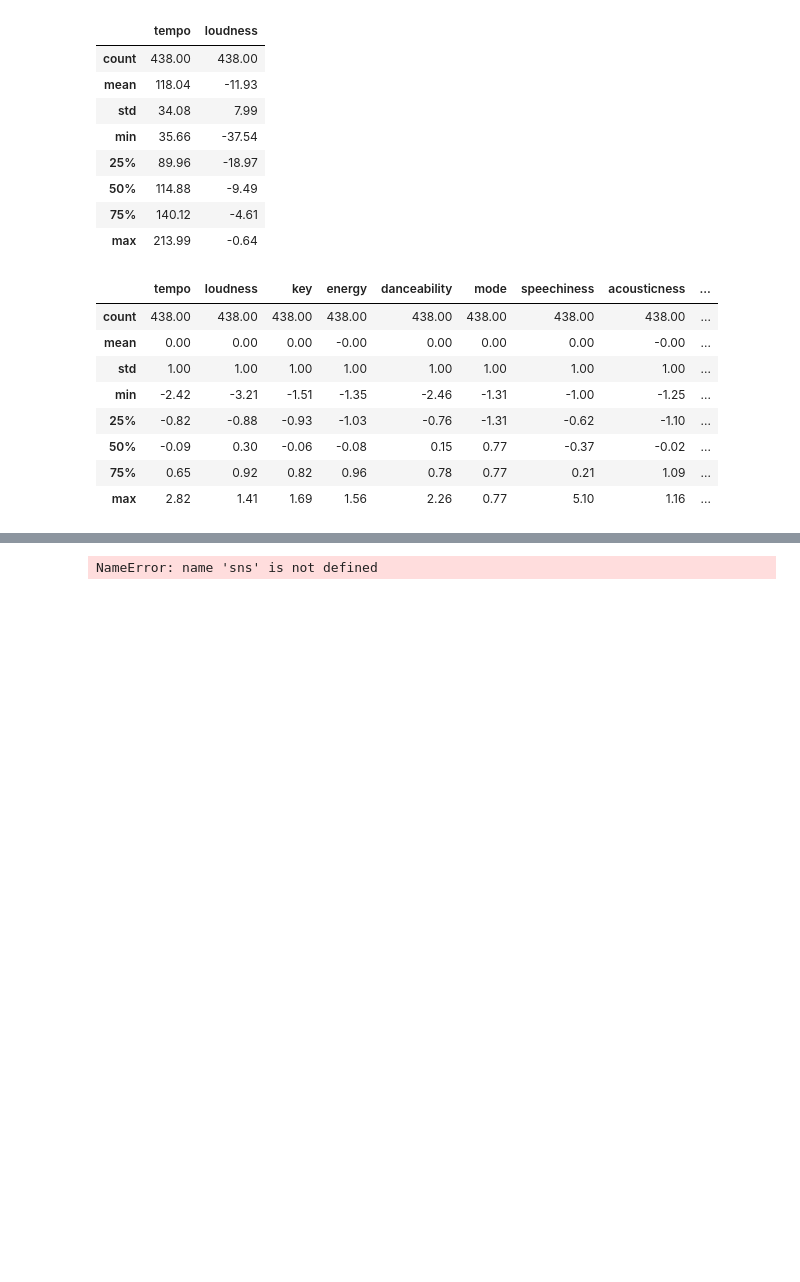
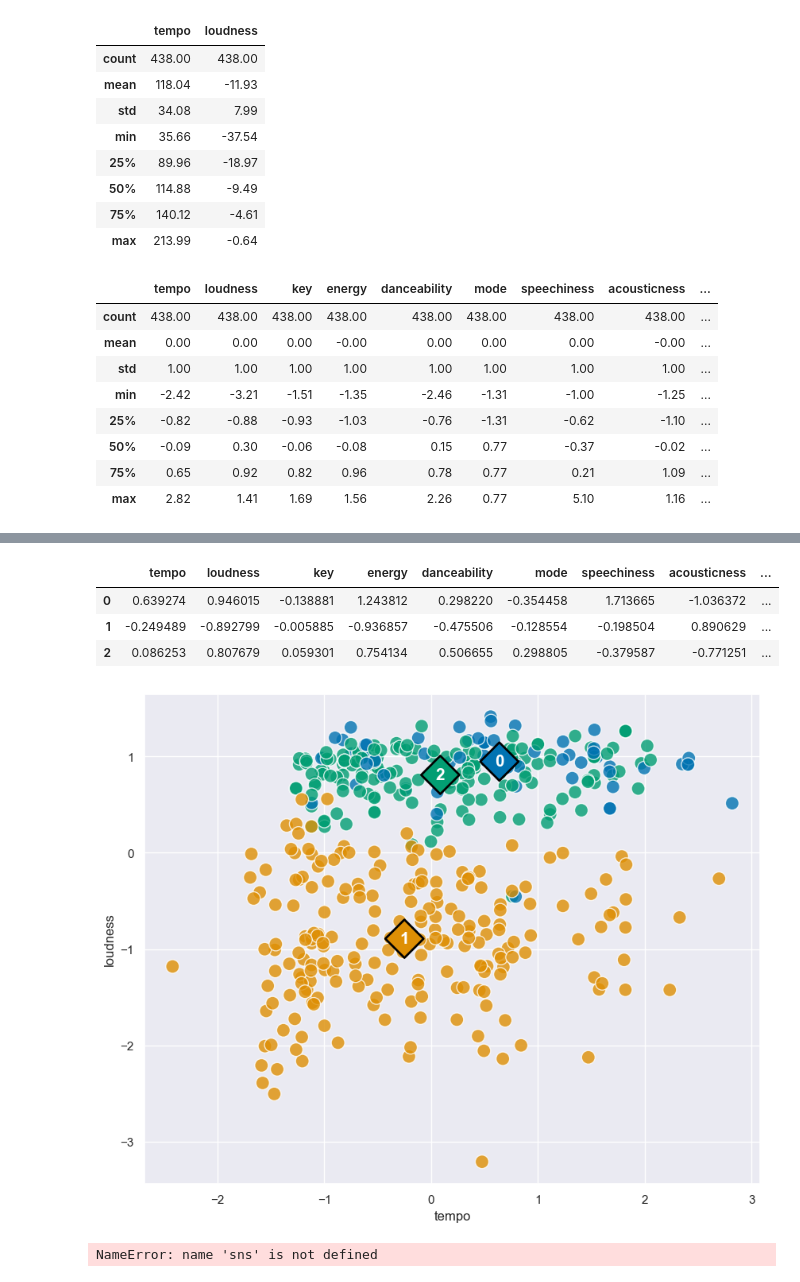
Before and after one commit to hashir-00/project-You-Anime, a Jupyter notebook: Ml model/clustering_songs.ipynb, the cells around one changed output, grey strips where cells are left out. Cells and saved outputs as stored; diff of their text form; code cells hidden in the pictures; blank space fills up the shorter version.

Commit message:
Add files via upload
find 3 clusters

```diff
--- a/Ml model/clustering_songs.ipynb
+++ b/Ml model/clustering_songs.ipynb
@@ -247,0 +245,5 @@ NameError: name 'km' is not defined
+# %%
+from sklearn.cluster import KMeans
+km=KMeans(n_clusters=3,n_init=25,random_state=1234)
+# %%
+km.fit(songs_scaled)
@@ -248,3 +295,49 @@ NameError: name 'km' is not defined
+# %%
+cluster_centers=pd.DataFrame(km.cluster_centers_,
+                            columns=['tempo','loudness','key','energy','danceability','mode','speechiness','acousticness','instrumentalness','liveness','valence'])
+cluster_centers
+# %% [output]
+|  | tempo | loudness | key | energy | danceability | mode | speechiness | acousticness | ... |
+| 0 | 0.639274 | 0.946015 | -0.138881 | 1.243812 | 0.298220 | -0.354458 | 1.713665 | -1.036372 | ... |
+| 1 | -0.249489 | -0.892799 | -0.005885 | -0.936857 | -0.475506 | -0.128554 | -0.198504 | 0.890629 | ... |
+| 2 | 0.086253 | 0.807679 | 0.059301 | 0.754134 | 0.506655 | 0.298805 | -0.379587 | -0.771251 | ... |
+# %%
+#set figure size
+plt.figure(figsize=(10,8))
+
+#plot the clusters
+ax=sns.scatterplot(data=songs_scaled,
+                  x='tempo',
+                  y='loudness',
+                  hue=km.labels_,
+                  palette='colorblind',
+                  alpha=0.8,
+                  s=150,
+                  legend=False)
+
+#plot the centroids
+ax=sns.scatterplot(data=cluster_centers,
+                  x='tempo',
+                  y='loudness',
+                  hue=cluster_centers.index,
+                  palette='colorblind',
+                  s=600,
+                  marker='D',
+                  ec='black',
+                  legend=False)
+
+#add centroids Labels
+for i in range(len(cluster_centers)):
+               plt.text(x=cluster_centers.tempo[i],
+                        y=cluster_centers.loudness[i],
+                       s=i,
+                       horizontalalignment='center',
+                       verticalalignment='center',
+                       size=15,
+                       weight='bold',
+                       color='white')
+# %% [output]
+[figure, added]
 # %%
 ax=sns.scatterplot(data=customers,
               x= 'danceability',
```
Also changed, not shown: parts of 9 cells of this notebook.
